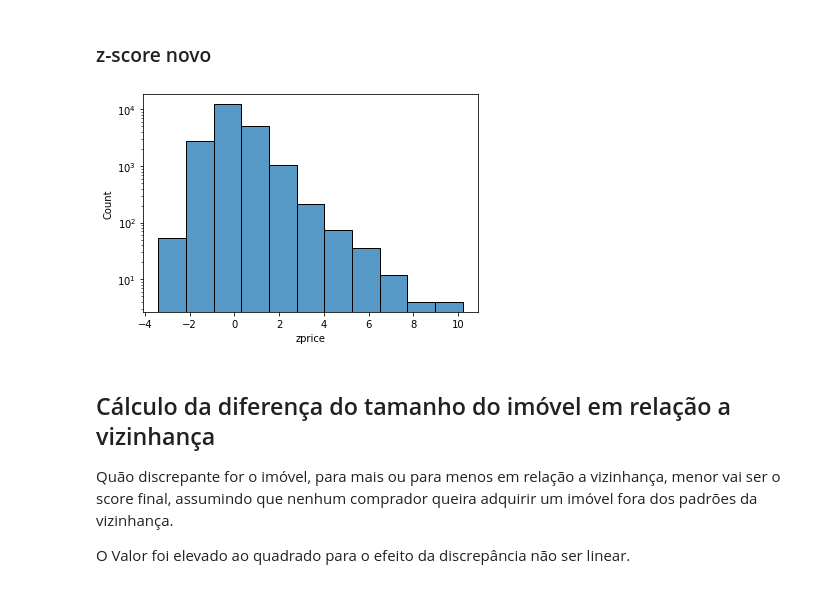
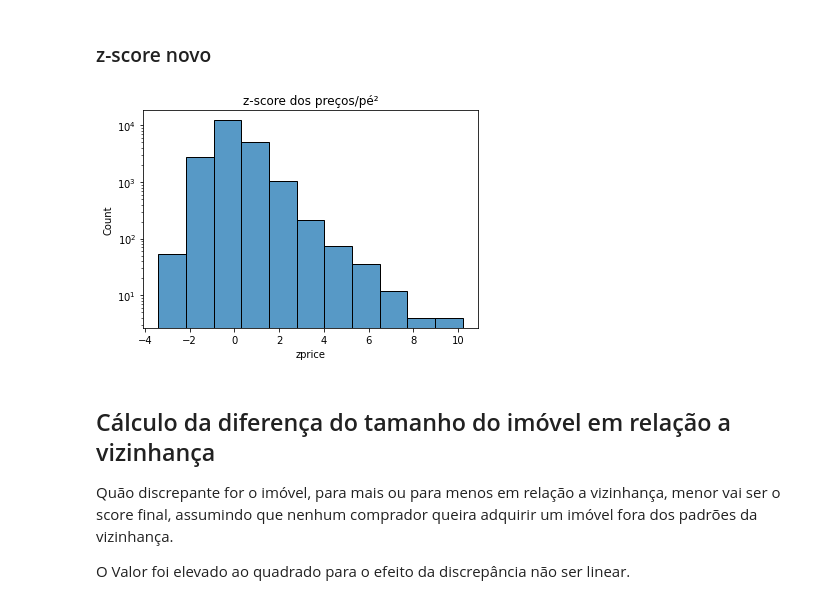
Before and after one commit to mattlamachado/King_County_DNC, a Jupyter notebook: 34012_Roof_Imoveis_1.0.ipynb, the cells around one changed output. Saved outputs shown, nothing was run; the diff lists cells and outputs as text; code cells hidden in the pictures.

```diff
--- a/34012_Roof_Imoveis_1.0.ipynb
+++ b/34012_Roof_Imoveis_1.0.ipynb
@@ -90,11 +101,12 @@ for i,n in enumerate(roof_c['zipcode']):
     roof_c.loc[i, 'zprice'] = (roof_c.loc[i, 'price_sqft'] - np.mean(roof_c['price_sqft'][roof_c['zipcode'] == n])) / np.std(roof_c['price_sqft'][roof_c['zipcode'] == n])
 # %%
 plt.figure()
+plt.title('z-score dos preços/pé\u00b2')
 sns.histplot(roof_c['zprice'], bins=11)
 plt.yscale('log')
 plt.show()
 # %% [output]
-[figure, old version]
+[figure, new version]
 # %% [markdown]
 ## Cálculo da diferença do tamanho do imóvel em relação a vizinhança
 Quão discrepante for o imóvel, para mais ou para menos em relação a vizinhança, menor vai ser o score final, assumindo que nenhum comprador queira adquirir um imóvel fora dos padrões da vizinhança.
```
Also changed, not shown: parts of 11 cells of this notebook, 8 other files.
